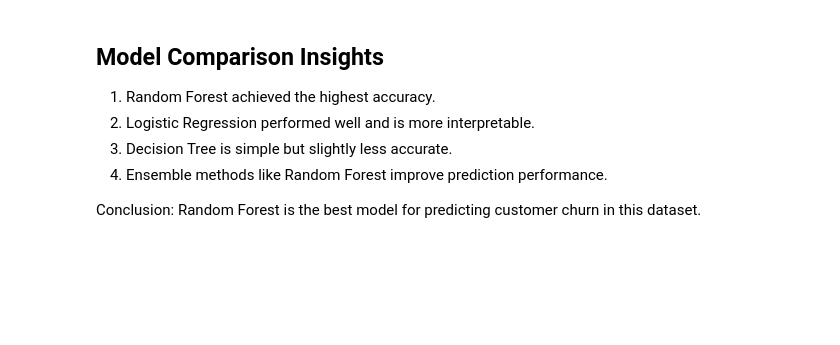
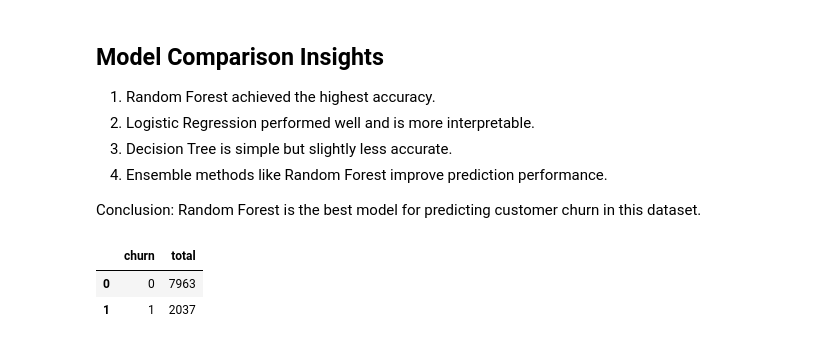
Before and after one commit to Yaswanth-23/customer-churn-prediction, a Jupyter notebook: notebooks/churn_analysis.ipynb, the cells around one changed output. Saved outputs shown, nothing was run; the diff lists cells and outputs as text; code cells hidden in the pictures; blank space fills up the shorter version.

```diff
--- a/notebooks/churn_analysis.ipynb
+++ b/notebooks/churn_analysis.ipynb
@@ -161,0 +164,13 @@ Random Forest is the best model for predicting customer churn in this dataset.
+# %%
+query = """
+SELECT churn, COUNT(*) AS total
+FROM data
+GROUP BY churn
+"""
+
+result = sqldf(query)
+result
+# %% [output]
+|  | churn | total |
+| 0 | 0 | 7963 |
+| 1 | 1 | 2037 |
```
Also changed, not shown: parts of 5 cells of this notebook, 2 other files.
